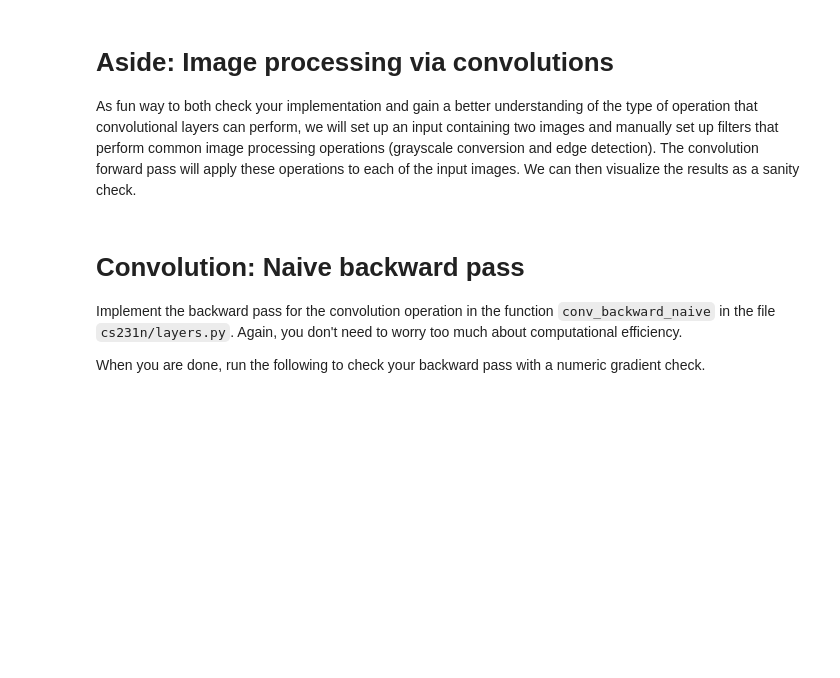
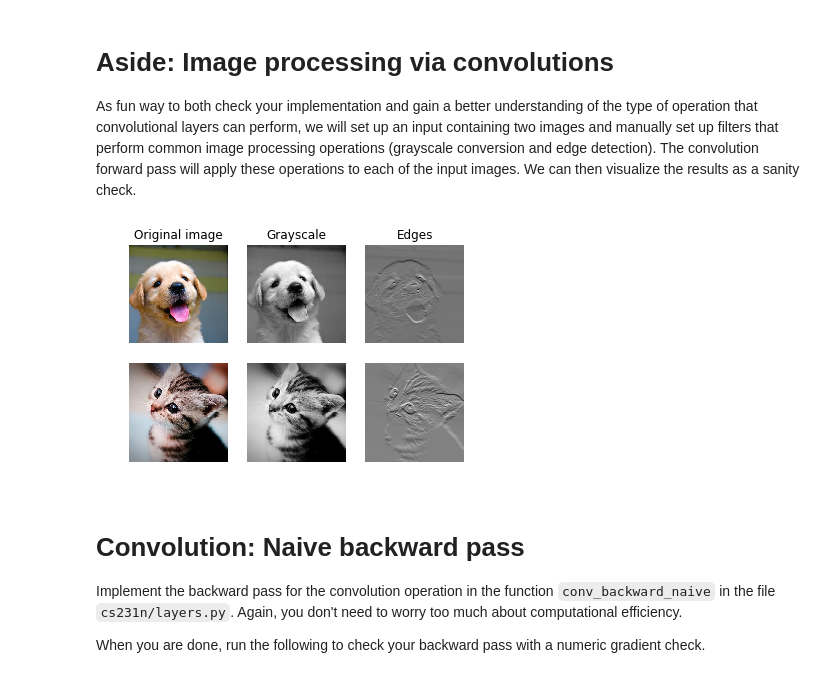
Before and after one commit to seankala/cs231n, a Jupyter notebook: assignments/assignment2/ConvolutionalNetworks.ipynb, the cells around one changed output. Cells and saved outputs as stored; diff of their text form; code cells hidden in the pictures; blank space fills up the shorter version.

```diff
--- a/assignments/assignment2/ConvolutionalNetworks.ipynb
+++ b/assignments/assignment2/ConvolutionalNetworks.ipynb
@@ -71,7 +83,13 @@ print('difference: ', rel_error(out, correct_out))
 
 As fun way to both check your implementation and gain a better understanding of the type of operation that convolutional layers can perform, we will set up an input containing two images and manually set up filters that perform common image processing operations (grayscale conversion and edge detection). The convolution forward pass will apply these operations to each of the input images. We can then visualize the results as a sanity check.
 # %%
-from scipy.misc import imread, imresize
+# imread and imresize have been deprecated from scipy and therefore modifications had to be made.
+# https://imageio.readthedocs.io/en/stable/userapi.html#imageio.imread
+# https://scikit-image.org/docs/dev/api/skimage.transform.html#resize
+
+from imageio import imread
+from skimage.transform import resize
+
 
 kitten, puppy = imread('kitten.jpg'), imread('puppy.jpg')
 # kitten is wide, and puppy is already square
@@ -80,8 +98,8 @@ kitten_cropped = kitten[:, d//2:-d//2, :]
 
 img_size = 200   # Make this smaller if it runs too slow
 x = np.zeros((2, 3, img_size, img_size))
-x[0, :, :, :] = imresize(puppy, (img_size, img_size)).transpose((2, 0, 1))
-x[1, :, :, :] = imresize(kitten_cropped, (img_size, img_size)).transpose((2, 0, 1))
+x[0, :, :, :] = resize(image=puppy, output_shape=(img_size, img_size), mode='constant').transpose((2, 0, 1))
+x[1, :, :, :] = resize(image=kitten_cropped, output_shape=(img_size, img_size), mode='constant').transpose((2, 0, 1))
 
 # Set up a convolutional weights holding 2 filters, each 3x3
 w = np.zeros((2, 3, 3, 3))
@@ -102,33 +120,35 @@ b = np.array([0, 128])
 
 # Compute the result of convolving each input in x with each filter in w,
 # offsetting by b, and storing the results in out.
 out, _ = conv_forward_naive(x, w, b, {'stride': 1, 'pad': 1})
 
 def imshow_noax(img, normalize=True):
     """ Tiny helper to show images as uint8 and remove axis labels """
     if normalize:
         img_max, img_min = np.max(img), np.min(img)
         img = 255.0 * (img - img_min) / (img_max - img_min)
     plt.imshow(img.astype('uint8'))
     plt.gca().axis('off')
 
 # Show the original images and the results of the conv operation
 plt.subplot(2, 3, 1)
 imshow_noax(puppy, normalize=False)
 plt.title('Original image')
 plt.subplot(2, 3, 2)
 imshow_noax(out[0, 0])
 plt.title('Grayscale')
 plt.subplot(2, 3, 3)
 imshow_noax(out[0, 1])
 plt.title('Edges')
 plt.subplot(2, 3, 4)
 imshow_noax(kitten_cropped, normalize=False)
 plt.subplot(2, 3, 5)
 imshow_noax(out[1, 0])
 plt.subplot(2, 3, 6)
 imshow_noax(out[1, 1])
 plt.show()
+# %% [output]
+[figure, added]
 # %% [markdown]
 # Convolution: Naive backward pass
 Implement the backward pass for the convolution operation in the function `conv_backward_naive` in the file `cs231n/layers.py`. Again, you don't need to worry too much about computational efficiency.
```
Also changed, not shown: parts of 2 cells of this notebook.
